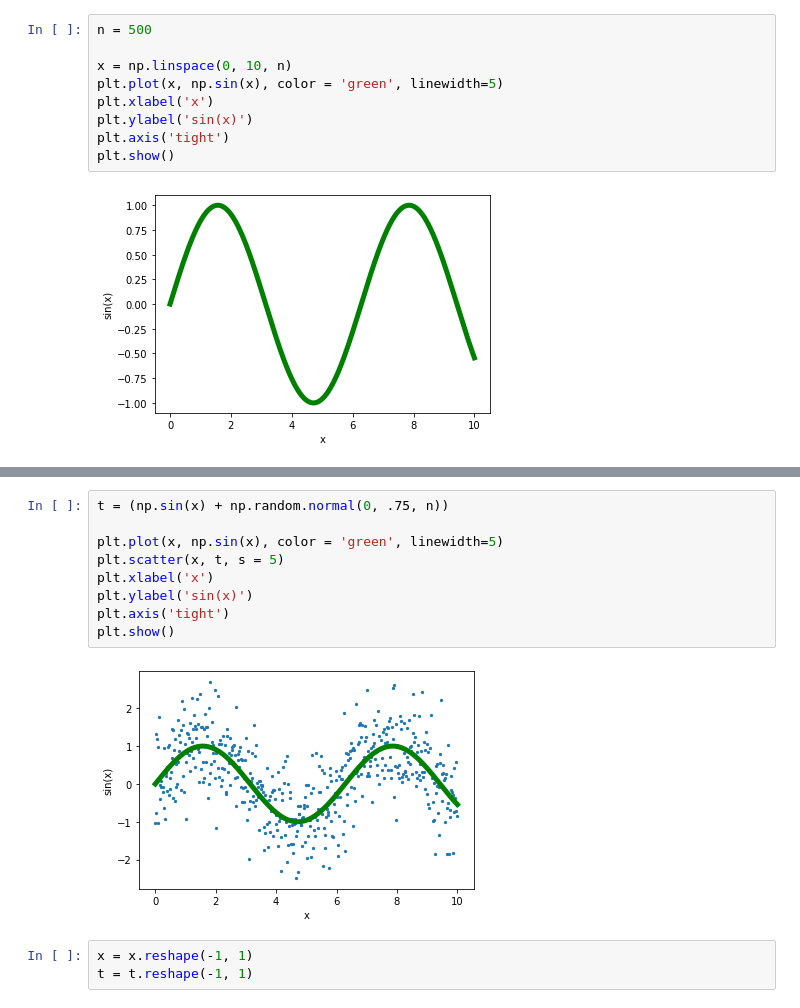
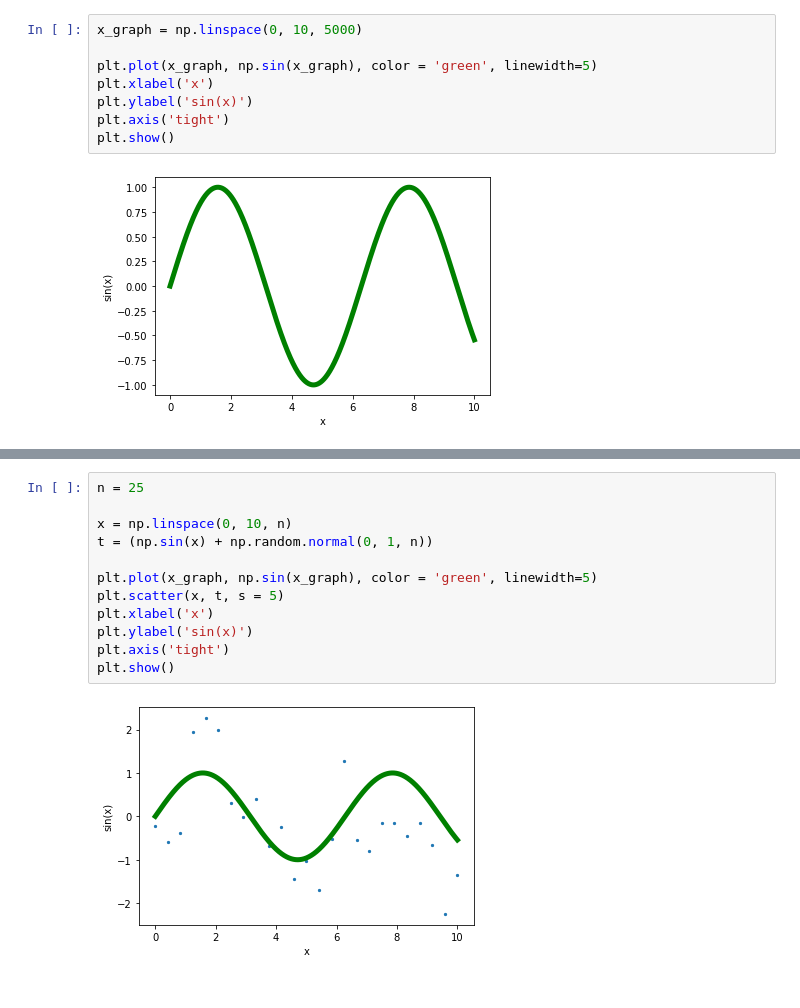
Before and after one commit to chenson2018/Statistics-Intuition, a Jupyter notebook: Bias-Variance Tradeoff/Bias Variance.ipynb, the cells around one changed output, grey strips where cells are left out. Drawn from its saved outputs; the diff is of its cells as text.

```diff
--- a/Bias-Variance Tradeoff/Bias Variance.ipynb
+++ b/Bias-Variance Tradeoff/Bias Variance.ipynb
@@ -5,8 +13,7 @@ import numpy as np
 # %%
-n = 500
+x_graph = np.linspace(0, 10, 5000)
 
-x = np.linspace(0, 10, n)
-plt.plot(x, np.sin(x), color = 'green', linewidth=5)
+plt.plot(x_graph, np.sin(x_graph), color = 'green', linewidth=5)
 plt.xlabel('x')
 plt.ylabel('sin(x)')
 plt.axis('tight')
@@ -16,14 +29,14 @@ plt.show()
 # %%
-t = (np.sin(x) + np.random.normal(0, .75, n))
+n = 25
 
-plt.plot(x, np.sin(x), color = 'green', linewidth=5)
+x = np.linspace(0, 10, n)
+t = (np.sin(x) + np.random.normal(0, 1, n))
+
+plt.plot(x_graph, np.sin(x_graph), color = 'green', linewidth=5)
 plt.scatter(x, t, s = 5)
 plt.xlabel('x')
 plt.ylabel('sin(x)')
 plt.axis('tight')
 plt.show()
 # %% [output]
-[figure, old version]
+[figure, new version]
-# %%
-x = x.reshape(-1, 1)
-t = t.reshape(-1, 1)
```
Also changed, not shown: parts of 24 cells of this notebook, 1 other file.
